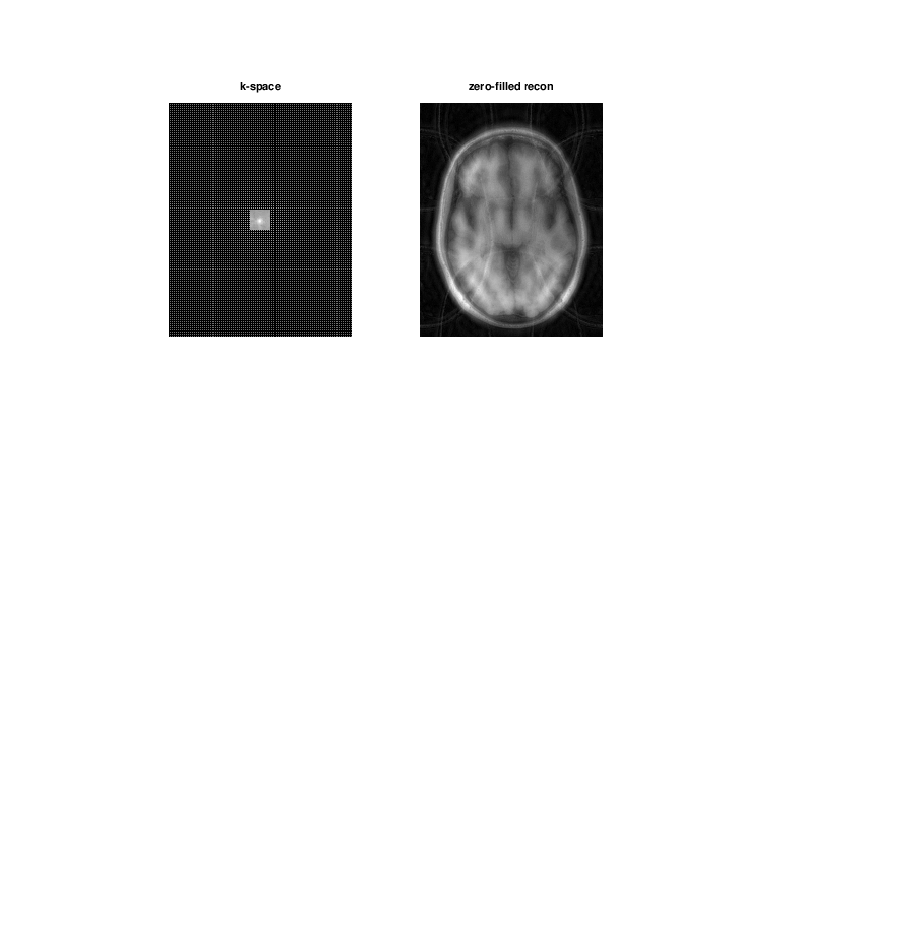
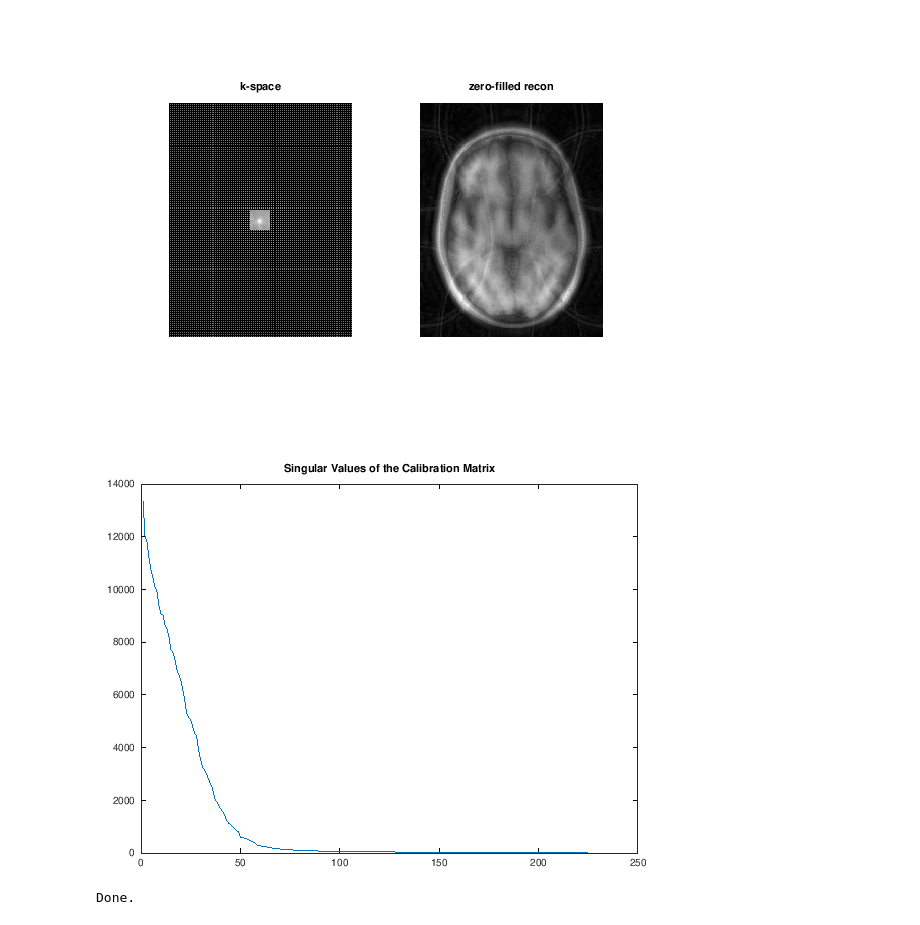
Before and after one commit to agahkarakuzu/rrsg2019.om, a Jupyter notebook: minimal_bart.ipynb, the cells around one changed output. Saved outputs shown, nothing was run; the diff lists cells and outputs as text; code cells hidden in the pictures; blank space fills up the shorter version.

```diff
--- a/minimal_bart.ipynb
+++ b/minimal_bart.ipynb
@@ -16,3 +14,15 @@ figure,subplot(1,2,1), imshow(abs(ksp_rss).^0.125, []); title('k-space')
 subplot(1,2,2), imshow(abs(zf_rss), []); title('zero-filled recon')
 # %% [output]
 [figure]
+# %%
+calmat = bart('calmat -r 20 -k 6', und2x2);
+[U SV VH] = bart('svd', calmat);
+
+figure, plot(SV);
+title('Singular Values of the Calibration Matrix');
+# %% [output]
+[figure, added]
+# %%
+[calib emaps] = bart('ecalib -r 20', und2x2);
+# %% [output]
+Done.
```
Also changed, not shown: parts of 6 cells of this notebook.
